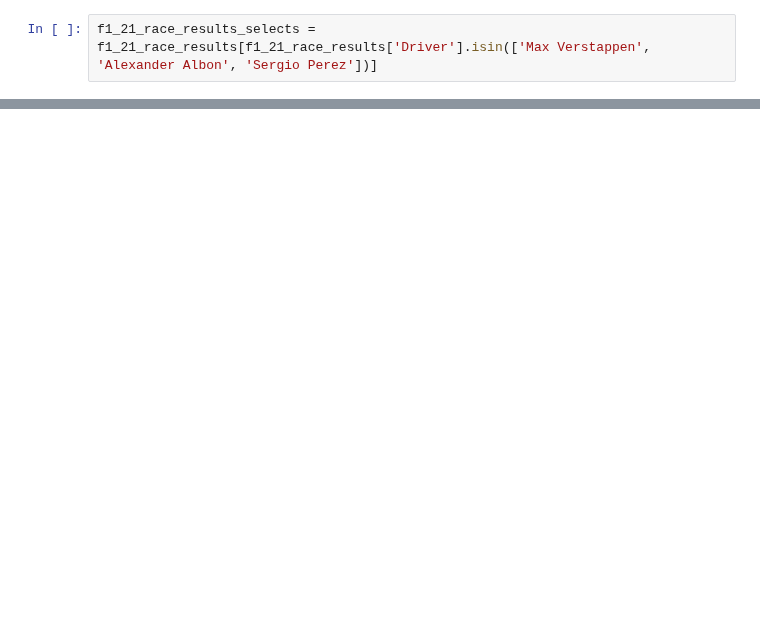
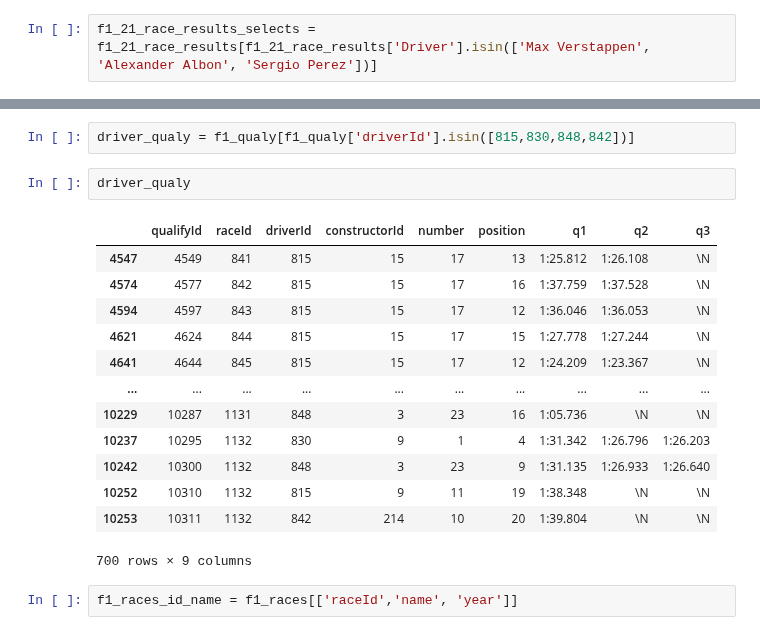
Before and after one commit to GeorgeToma99/f1_capstone_da12_georgetoma, a Jupyter notebook: notebooks/python/f1_explore.ipynb, the cells around one changed output, grey strips where cells are left out. Saved outputs shown, nothing was run; the diff lists cells and outputs as text; blank space fills up the shorter version.

```diff
--- a/notebooks/python/f1_explore.ipynb
+++ b/notebooks/python/f1_explore.ipynb
@@ -188,0 +229,20 @@ f1_24_race_results_selects.head()
+# %%
+driver_qualy = f1_qualy[f1_qualy['driverId'].isin([815,830,848,842])]
+# %%
+driver_qualy
+# %% [output]
+|  | qualifyId | raceId | driverId | constructorId | number | position | q1 | q2 | q3 |
+| 4547 | 4549 | 841 | 815 | 15 | 17 | 13 | 1:25.812 | 1:26.108 | \N |
+| 4574 | 4577 | 842 | 815 | 15 | 17 | 16 | 1:37.759 | 1:37.528 | \N |
+| 4594 | 4597 | 843 | 815 | 15 | 17 | 12 | 1:36.046 | 1:36.053 | \N |
+| 4621 | 4624 | 844 | 815 | 15 | 17 | 15 | 1:27.778 | 1:27.244 | \N |
+| 4641 | 4644 | 845 | 815 | 15 | 17 | 12 | 1:24.209 | 1:23.367 | \N |
+| ... | ... | ... | ... | ... | ... | ... | ... | ... | ... |
+| 10229 | 10287 | 1131 | 848 | 3 | 23 | 16 | 1:05.736 | \N | \N |
+| 10237 | 10295 | 1132 | 830 | 9 | 1 | 4 | 1:31.342 | 1:26.796 | 1:26.203 |
+| 10242 | 10300 | 1132 | 848 | 3 | 23 | 9 | 1:31.135 | 1:26.933 | 1:26.640 |
+| 10252 | 10310 | 1132 | 815 | 9 | 11 | 19 | 1:38.348 | \N | \N |
+| 10253 | 10311 | 1132 | 842 | 214 | 10 | 20 | 1:39.804 | \N | \N |
+700 rows × 9 columns
+# %%
+f1_races_id_name = f1_races[['raceId','name', 'year']]
```
Also changed, not shown: parts of 25 cells of this notebook.
